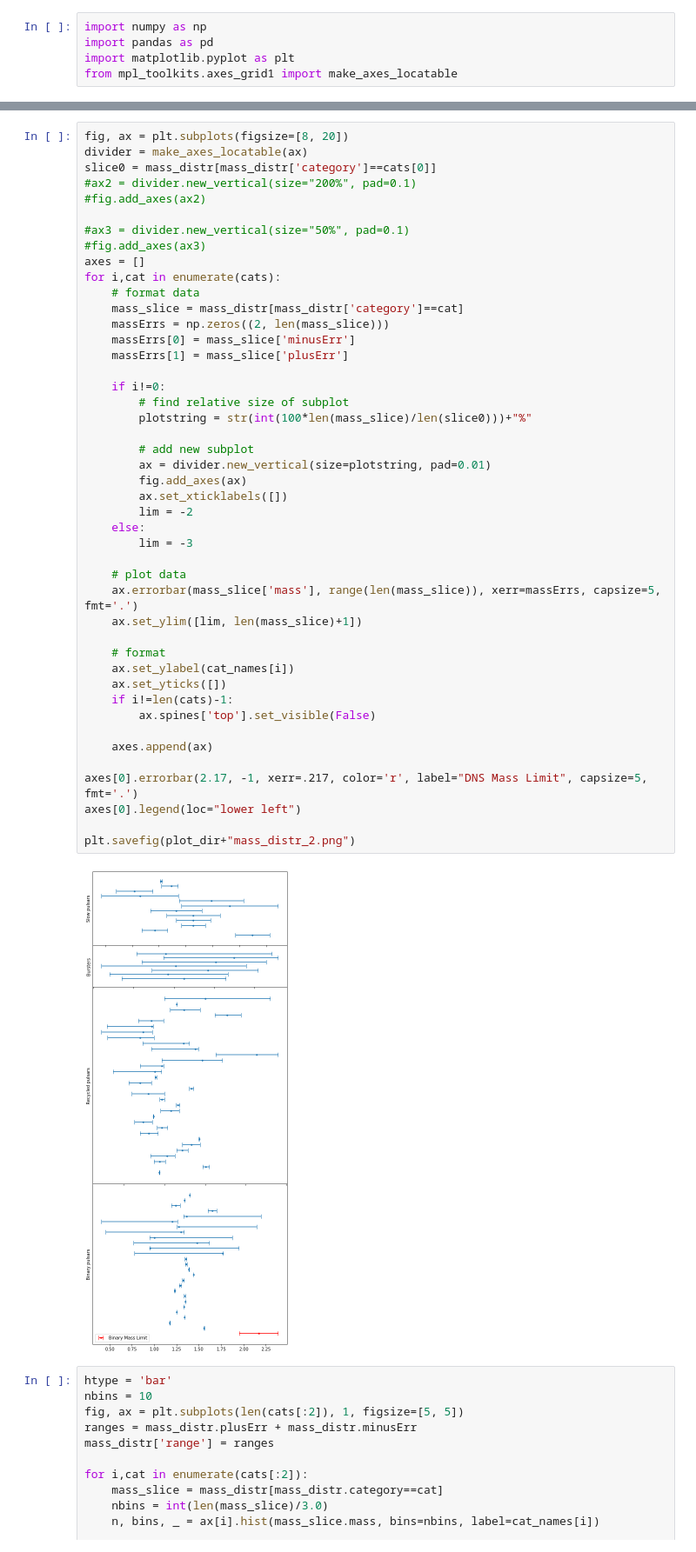
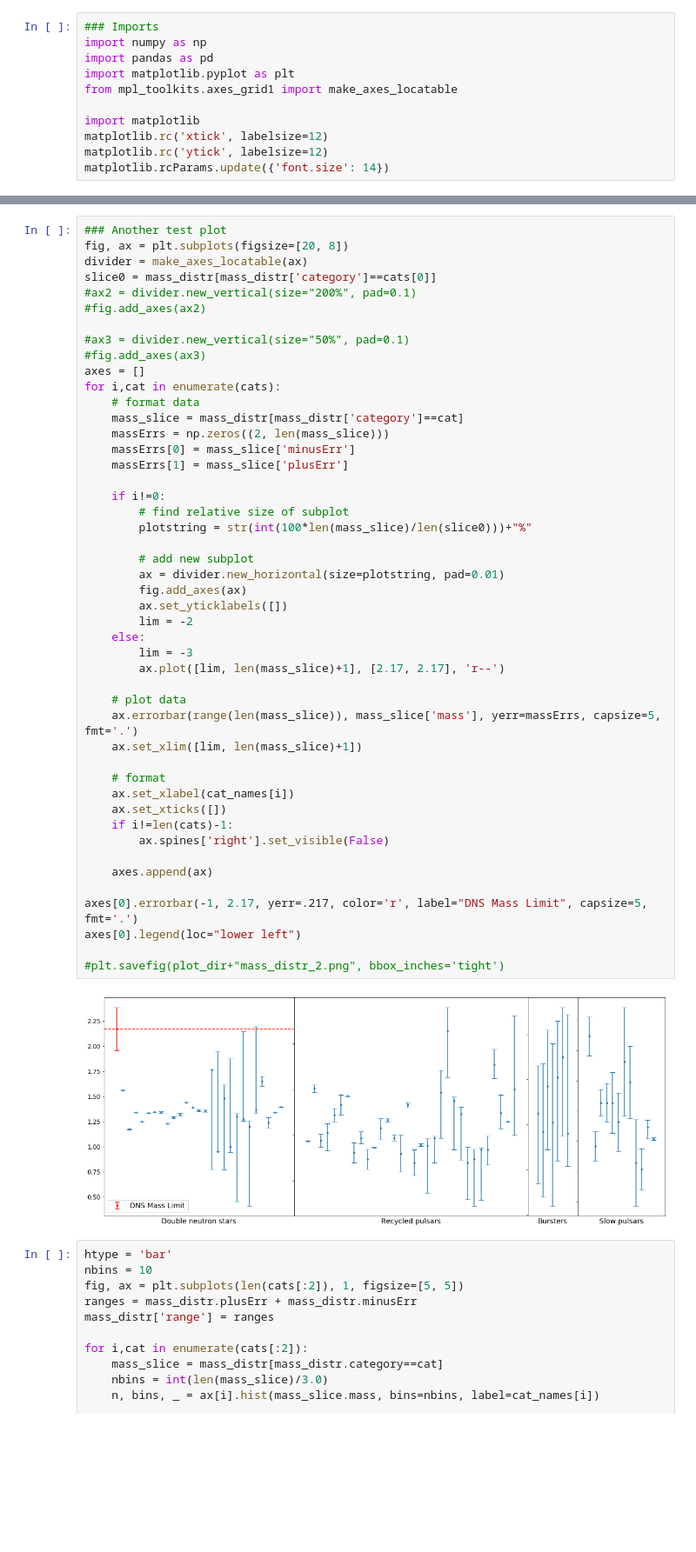
Before and after one commit to eramey16/stars_project, a Jupyter notebook: emily_nb.ipynb, the cells around one changed output, grey strips where cells are left out. Shown at 87% size. Saved outputs shown, nothing was run; the diff lists cells and outputs as text; blank space fills up the shorter version.

```diff
--- a/emily_nb.ipynb
+++ b/emily_nb.ipynb
@@ -1,6 +1,12 @@
 # %%
+### Imports
 import numpy as np
 import pandas as pd
 import matplotlib.pyplot as plt
 from mpl_toolkits.axes_grid1 import make_axes_locatable
+
+import matplotlib
+matplotlib.rc('xtick', labelsize=12)
+matplotlib.rc('ytick', labelsize=12)
+matplotlib.rcParams.update({'font.size': 14})
 # %%
@@ -59,5 +70,6 @@ plt.savefig(plot_dir+"mass_distr.png", bbox_inches='tight')
 # %%
-fig, ax = plt.subplots(figsize=[8, 20])
+### Another test plot
+fig, ax = plt.subplots(figsize=[20, 8])
 divider = make_axes_locatable(ax)
 slice0 = mass_distr[mass_distr['category']==cats[0]]
 #ax2 = divider.new_vertical(size="200%", pad=0.1)
@@ -66,43 +78,44 @@ slice0 = mass_distr[mass_distr['category']==cats[0]]
 #ax3 = divider.new_vertical(size="50%", pad=0.1)
 #fig.add_axes(ax3)
 axes = []
 for i,cat in enumerate(cats):
     # format data
     mass_slice = mass_distr[mass_distr['category']==cat]
     massErrs = np.zeros((2, len(mass_slice)))
     massErrs[0] = mass_slice['minusErr']
     massErrs[1] = mass_slice['plusErr']
 
     if i!=0:
         # find relative size of subplot
         plotstring = str(int(100*len(mass_slice)/len(slice0)))+"%"
 
         # add new subplot
-        ax = divider.new_vertical(size=plotstring, pad=0.01)
+        ax = divider.new_horizontal(size=plotstring, pad=0.01)
         fig.add_axes(ax)
-        ax.set_xticklabels([])
+        ax.set_yticklabels([])
         lim = -2
     else:
         lim = -3
+        ax.plot([lim, len(mass_slice)+1], [2.17, 2.17], 'r--')
 
     # plot data
-    ax.errorbar(mass_slice['mass'], range(len(mass_slice)), xerr=massErrs, capsize=5, fmt='.')
-    ax.set_ylim([lim, len(mass_slice)+1])
+    ax.errorbar(range(len(mass_slice)), mass_slice['mass'], yerr=massErrs, capsize=5, fmt='.')
+    ax.set_xlim([lim, len(mass_slice)+1])
 
     # format
-    ax.set_ylabel(cat_names[i])
-    ax.set_yticks([])
+    ax.set_xlabel(cat_names[i])
+    ax.set_xticks([])
     if i!=len(cats)-1:
-        ax.spines['top'].set_visible(False)
+        ax.spines['right'].set_visible(False)
 
     axes.append(ax)
 
-axes[0].errorbar(2.17, -1, xerr=.217, color='r', label="DNS Mass Limit", capsize=5, fmt='.')
+axes[0].errorbar(-1, 2.17, yerr=.217, color='r', label="DNS Mass Limit", capsize=5, fmt='.')
 axes[0].legend(loc="lower left")
 
-plt.savefig(plot_dir+"mass_distr_2.png")
+#plt.savefig(plot_dir+"mass_distr_2.png", bbox_inches='tight')
 # %% [output]
-[figure, old version]
+[figure, new version]
 # %%
 htype = 'bar'
 nbins = 10
```
Also changed, not shown: parts of 6 cells of this notebook, 1 other file.
